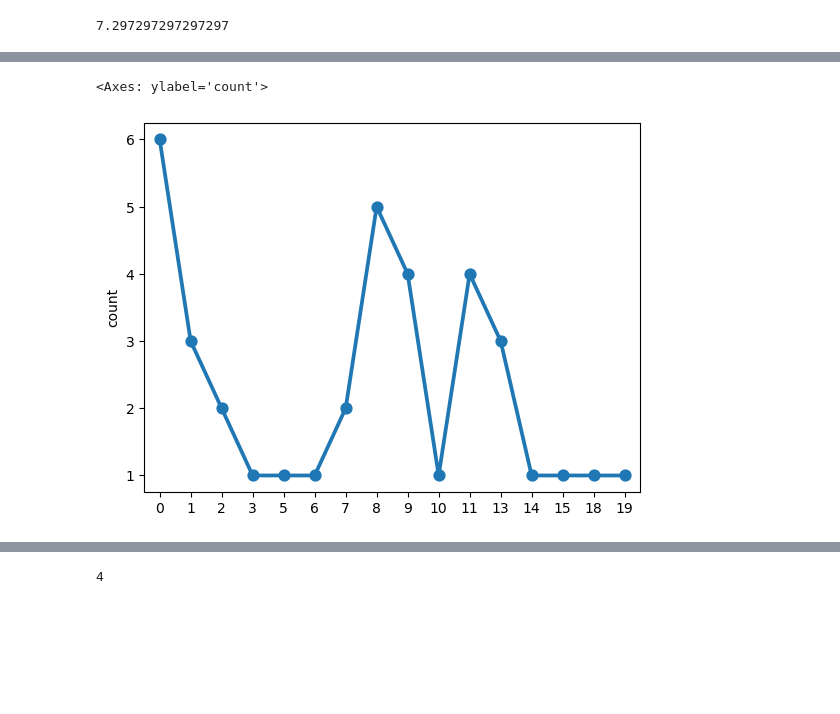
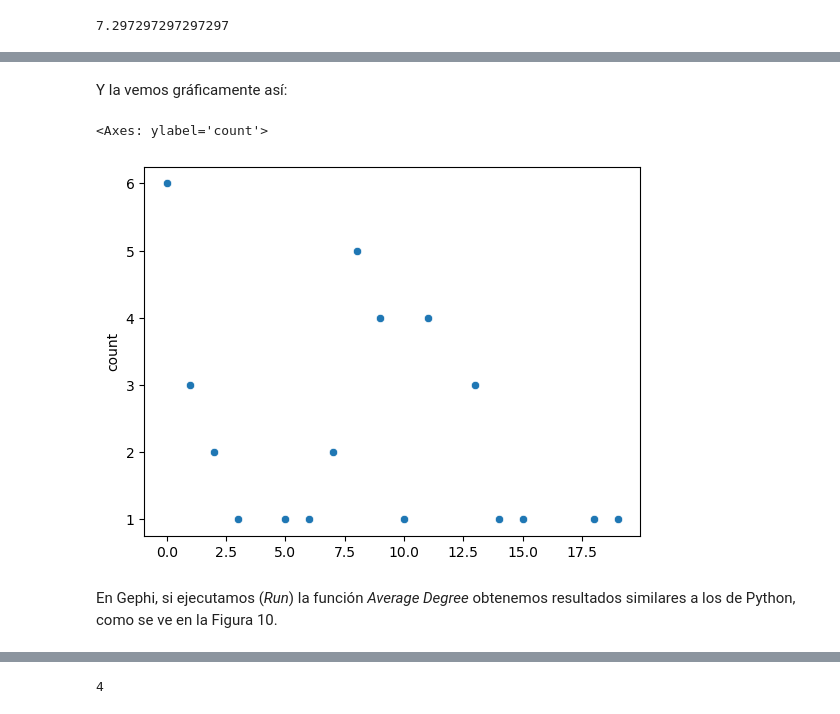
Before and after one commit to MAGALLANESJoseManuel/MGPIT_Pol748_Redes_3, a Jupyter notebook: sesion_3.ipynb, the cells around one changed output, grey strips where cells are left out. Saved outputs shown, nothing was run; the diff lists cells and outputs as text; code cells hidden in the pictures; blank space fills up the shorter version.

```diff
--- a/sesion_3.ipynb
+++ b/sesion_3.ipynb
@@ -155,0 +182,3 @@ pd.Series([x[1] for x in PeruNet_AdjMx.degree()]).mean()
+# %%
+distribucionGrados=pd.Series([x[1] for x in PeruNet_AdjMx.degree()]).value_counts().sort_index()
+distribucionGrados
@@ -156,8 +203,12 @@ pd.Series([x[1] for x in PeruNet_AdjMx.degree()]).mean()
+# %% [markdown]
+Y la vemos gráficamente así:
 # %%
 import seaborn as sns
 
-sns.pointplot(pd.Series([x[1] for x in PeruNet_AdjMx.degree()]).value_counts().sort_index())
+sns.scatterplot(distribucionGrados)
 # %% [output]
 <Axes: ylabel='count'>
-[figure, old version]
+[figure, new version]
+# %% [markdown]
+En Gephi, si ejecutamos (_Run_) la función _Average Degree_ obtenemos resultados similares a los de Python, como se ve en la Figura 10.
 # %% [markdown]
```
Also changed, not shown: parts of 20 cells of this notebook, 2 other files.
